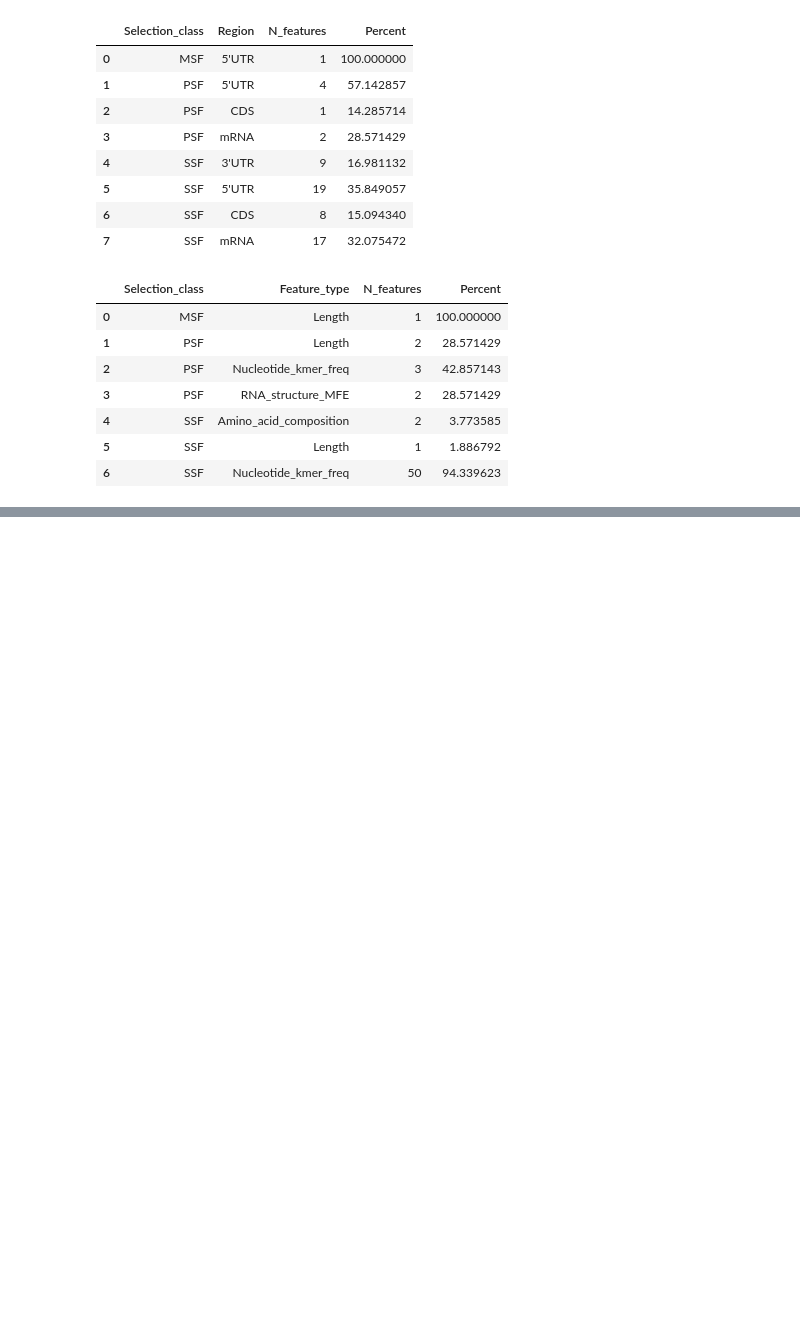
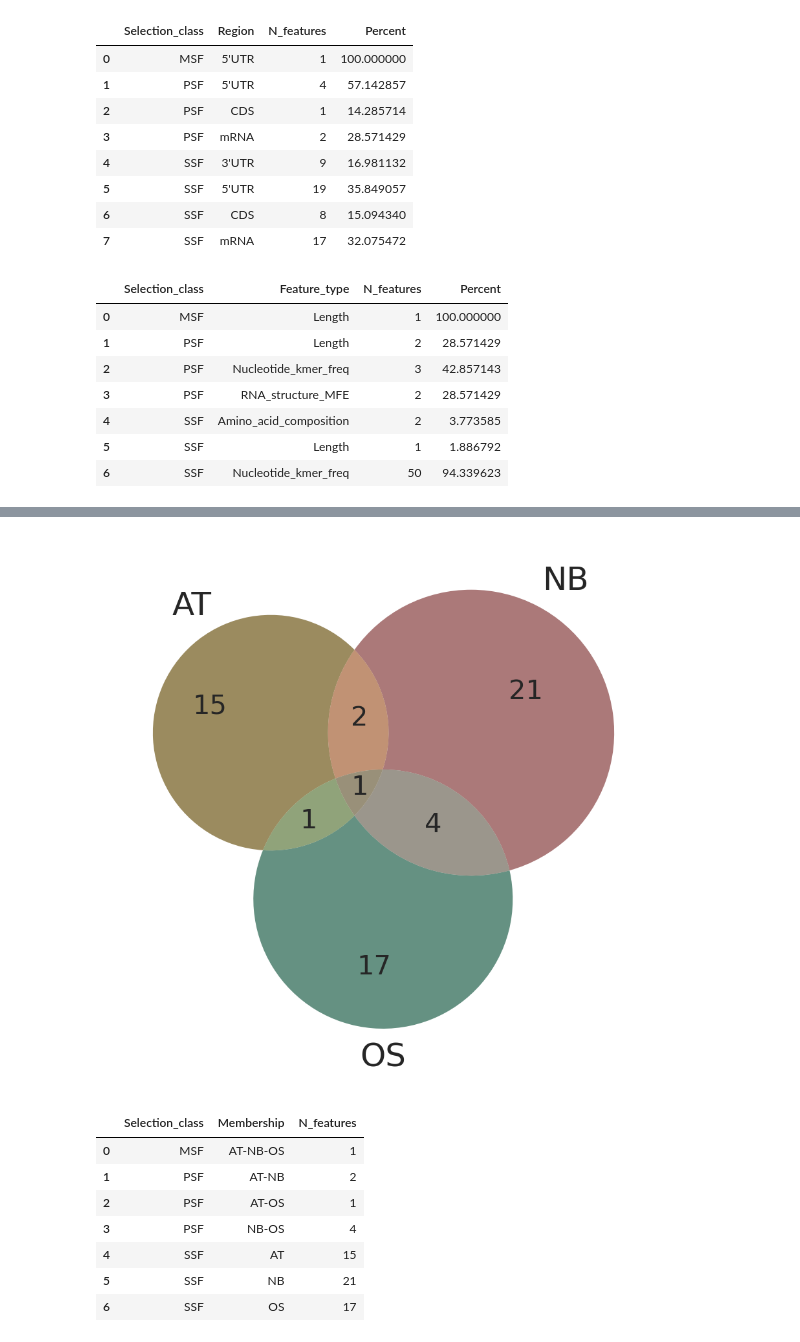
Before and after one commit to ih-11/regression, a Jupyter notebook: notebooks/notebook5.ipynb, the cells around one changed output, grey strips where cells are left out. Saved outputs shown, nothing was run; the diff lists cells and outputs as text; code cells hidden in the pictures; blank space fills up the shorter version.

```diff
--- a/notebooks/notebook5.ipynb
+++ b/notebooks/notebook5.ipynb
@@ -875,3 +875,41 @@ OS: n = 23
 | 20 | OS | 21 | 5'UTR.UGC-freq | 5'UTR | Nucleotide_kmer_freq | SSF | OS | 0.004512 | ... |
 | 21 | OS | 22 | 5'UTR.U-freq | 5'UTR | Nucleotide_kmer_freq | PSF | AT-OS | 0.004512 | ... |
 | 22 | OS | 23 | 5'UTR.ACU-freq | 5'UTR | Nucleotide_kmer_freq | SSF | OS | 0.004512 | ... |
+# %%
+# ============================================
+# 05. Cross-species predictive overlap
+# ============================================
+
+from matplotlib_venn import venn3
+
+counts = membership_df["Membership"].value_counts()
+subsets = (
+    counts.get("AT", 0), counts.get("NB", 0), counts.get("AT-NB", 0),
+    counts.get("OS", 0), counts.get("AT-OS", 0), counts.get("NB-OS", 0),
+    counts.get("AT-NB-OS", 0),
+)
+
+fig, ax = plt.subplots(figsize=(4, 3), dpi=_PLOT_CFG["dpi"])
+venn3(
+    subsets=subsets,
+    set_labels=("AT", "NB", "OS"),
+    set_colors=[SPECIES_INFO[k]["color"] for k in SPECIES_KEYS],
+    alpha=0.65, ax=ax,
+)
+plt.tight_layout()
+plt.show()
+
+display(
+    membership_df.groupby(["Selection_class", "Membership"], as_index=False)
+    .agg(N_features=("Feature", "size"))
+)
+# %% [output]
+[figure, added]
+|  | Selection_class | Membership | N_features |
+| 0 | MSF | AT-NB-OS | 1 |
+| 1 | PSF | AT-NB | 2 |
+| 2 | PSF | AT-OS | 1 |
+| 3 | PSF | NB-OS | 4 |
+| 4 | SSF | AT | 15 |
+| 5 | SSF | NB | 21 |
+| 6 | SSF | OS | 17 |
```
Also changed, not shown: parts of 4 cells of this notebook.
